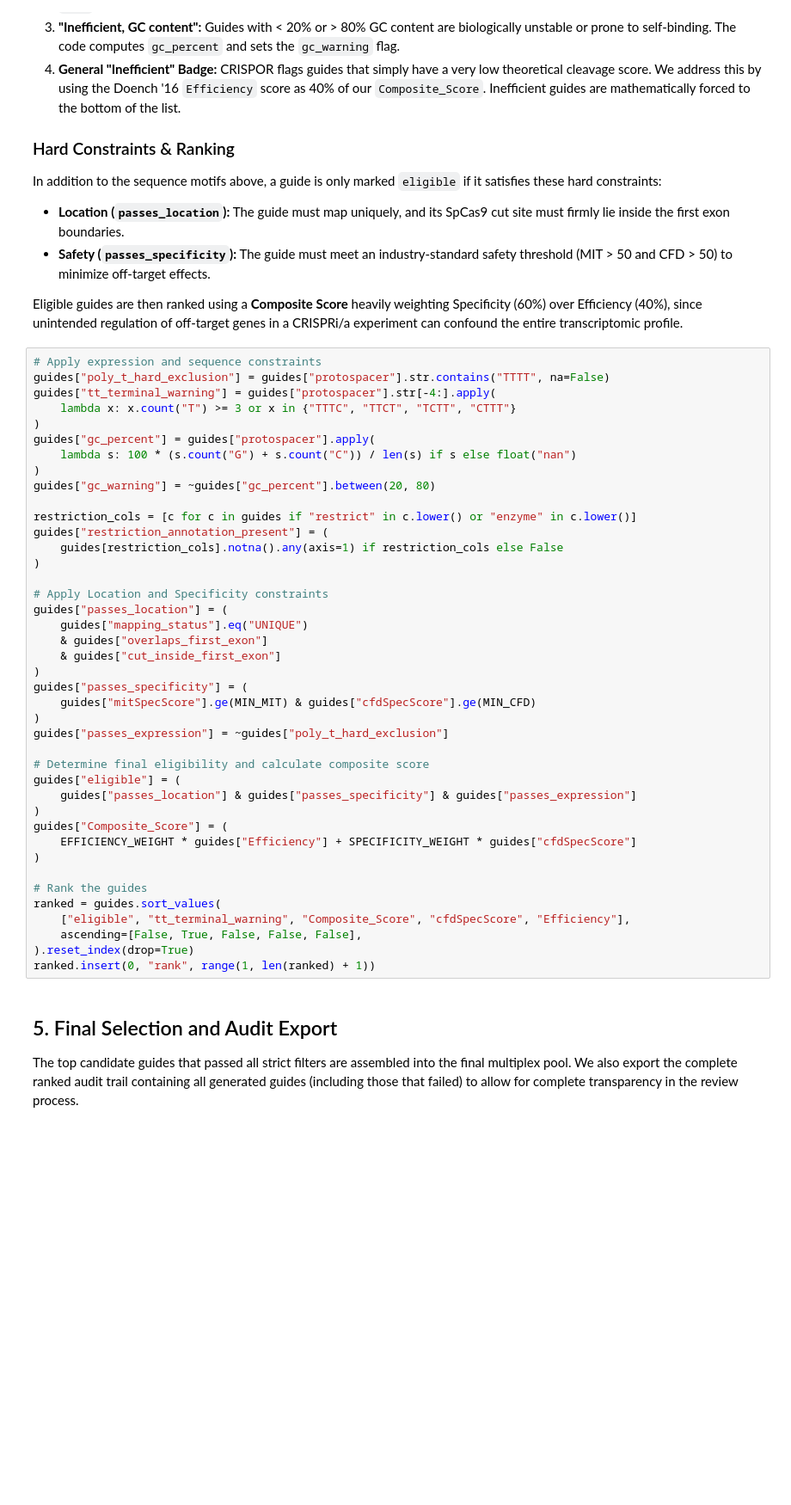
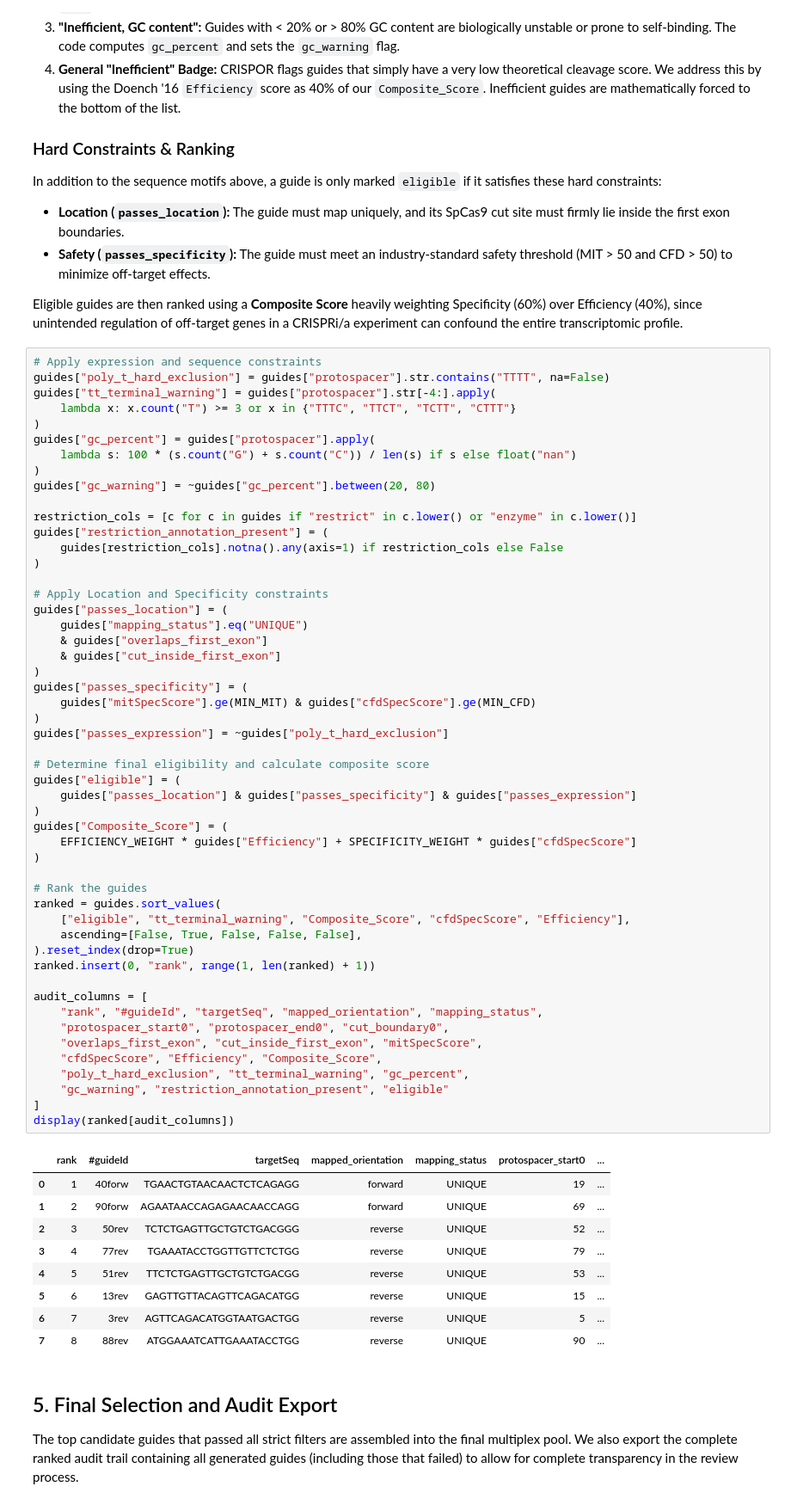
Before and after one commit to tritinvo18/ifn646_project, a Jupyter notebook: notebooks/02_grna_serpinb2_crispra.ipynb, the cells around one changed output. Shown at 86% size. Drawn from its saved outputs; the diff is of its cells as text; blank space fills up the shorter version.

```diff
--- a/notebooks/02_grna_serpinb2_crispra.ipynb
+++ b/notebooks/02_grna_serpinb2_crispra.ipynb
@@ -157,33 +157,53 @@ guides["gc_warning"] = ~guides["gc_percent"].between(20, 80)
 restriction_cols = [c for c in guides if "restrict" in c.lower() or "enzyme" in c.lower()]
 guides["restriction_annotation_present"] = (
     guides[restriction_cols].notna().any(axis=1) if restriction_cols else False
 )
 
 # Apply Location and Specificity constraints
 guides["passes_location"] = (
     guides["mapping_status"].eq("UNIQUE")
     & guides["overlaps_first_exon"]
     & guides["cut_inside_first_exon"]
 )
 guides["passes_specificity"] = (
     guides["mitSpecScore"].ge(MIN_MIT) & guides["cfdSpecScore"].ge(MIN_CFD)
 )
 guides["passes_expression"] = ~guides["poly_t_hard_exclusion"]
 
 # Determine final eligibility and calculate composite score
 guides["eligible"] = (
     guides["passes_location"] & guides["passes_specificity"] & guides["passes_expression"]
 )
 guides["Composite_Score"] = (
     EFFICIENCY_WEIGHT * guides["Efficiency"] + SPECIFICITY_WEIGHT * guides["cfdSpecScore"]
 )
 
 # Rank the guides
 ranked = guides.sort_values(
     ["eligible", "tt_terminal_warning", "Composite_Score", "cfdSpecScore", "Efficiency"],
     ascending=[False, True, False, False, False],
 ).reset_index(drop=True)
 ranked.insert(0, "rank", range(1, len(ranked) + 1))
+
+audit_columns = [
+    "rank", "#guideId", "targetSeq", "mapped_orientation", "mapping_status",
+    "protospacer_start0", "protospacer_end0", "cut_boundary0",
+    "overlaps_first_exon", "cut_inside_first_exon", "mitSpecScore",
+    "cfdSpecScore", "Efficiency", "Composite_Score",
+    "poly_t_hard_exclusion", "tt_terminal_warning", "gc_percent",
+    "gc_warning", "restriction_annotation_present", "eligible"
+]
+display(ranked[audit_columns])
+# %% [output]
+|  | rank | #guideId | targetSeq | mapped_orientation | mapping_status | protospacer_start0 | ... |
+| 0 | 1 | 40forw | TGAACTGTAACAACTCTCAGAGG | forward | UNIQUE | 19 | ... |
+| 1 | 2 | 90forw | AGAATAACCAGAGAACAACCAGG | forward | UNIQUE | 69 | ... |
+| 2 | 3 | 50rev | TCTCTGAGTTGCTGTCTGACGGG | reverse | UNIQUE | 52 | ... |
+| 3 | 4 | 77rev | TGAAATACCTGGTTGTTCTCTGG | reverse | UNIQUE | 79 | ... |
+| 4 | 5 | 51rev | TTCTCTGAGTTGCTGTCTGACGG | reverse | UNIQUE | 53 | ... |
+| 5 | 6 | 13rev | GAGTTGTTACAGTTCAGACATGG | reverse | UNIQUE | 15 | ... |
+| 6 | 7 | 3rev | AGTTCAGACATGGTAATGACTGG | reverse | UNIQUE | 5 | ... |
+| 7 | 8 | 88rev | ATGGAAATCATTGAAATACCTGG | reverse | UNIQUE | 90 | ... |
 # %% [markdown]
 ## 5. Final Selection and Audit Export
 
```
Also changed, not shown: 2 other files.
